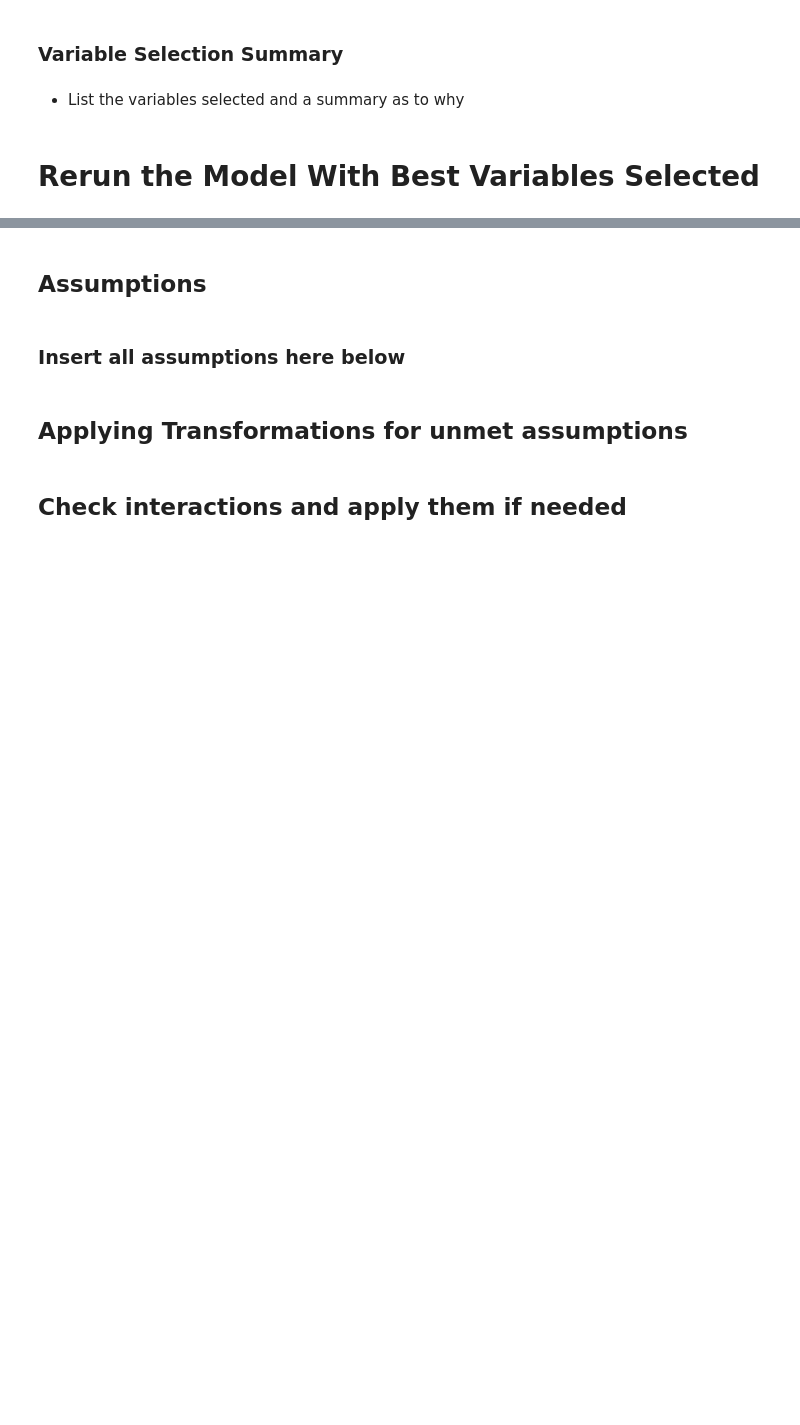
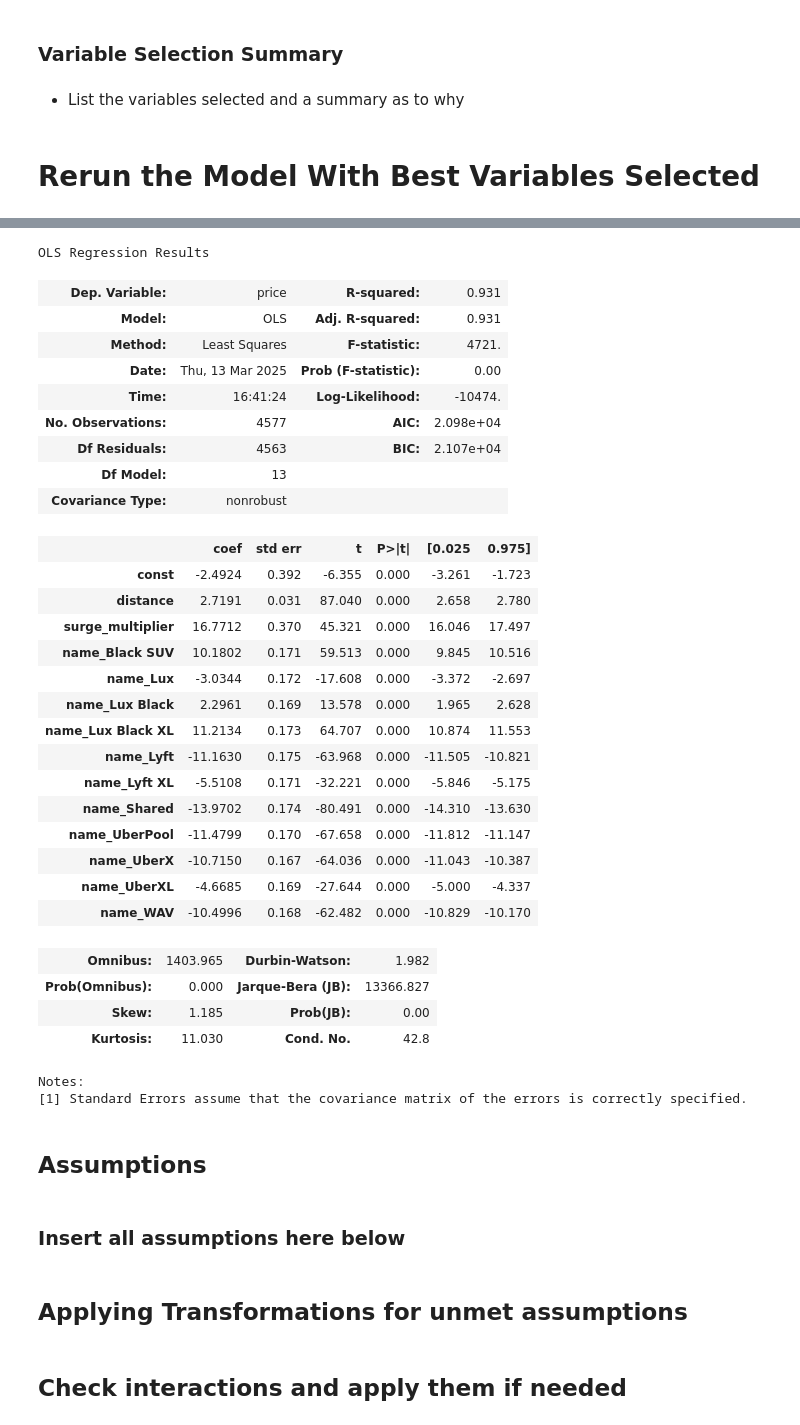
Before and after one commit to ksbuffaloe/Data-5600, a Jupyter notebook: 02_project/scripts/rideshare_projects.ipynb, the cells around one changed output, grey strips where cells are left out. Drawn from its saved outputs; the diff is of its cells as text; code cells hidden in the pictures; blank space fills up the shorter version.

```diff
--- a/02_project/scripts/rideshare_projects.ipynb
+++ b/02_project/scripts/rideshare_projects.ipynb
@@ -254,3 +254,7 @@ print(list(zip(en_1se.coef_, X)))
 # Rerun the Model With Best Variables Selected
 # %%
 #Create a new subset dataframe with the best vars chosen
+
+ride_trim = ride.copy()
+ride_trim = pd.get_dummies(ride_trim, drop_first= True, dtype= int)
+ride_trim = ride_trim.drop(columns = ['hour', 'apparentTemperature'])
@@ -259,3 +272,46 @@ print(list(zip(en_1se.coef_, X)))
+# %%
+#re-fit the model with the selected vars
+y = ride_trim['price']
+X = sm.add_constant(ride_trim.iloc[:, 1:14])
+mod = sm.OLS(y, X)
+res = mod.fit()
+
+ride_dummies['residuals'] = res.resid
+ride_dummies['fittedvalues'] = res.fittedvalues
+
+res.summary()
+# %% [output]
+OLS Regression Results
+| Dep. Variable: | price | R-squared: | 0.931 |
+| Model: | OLS | Adj. R-squared: | 0.931 |
+| Method: | Least Squares | F-statistic: | 4721. |
+| Date: | Thu, 13 Mar 2025 | Prob (F-statistic): | 0.00 |
+| Time: | 16:41:24 | Log-Likelihood: | -10474. |
+| No. Observations: | 4577 | AIC: | 2.098e+04 |
+| Df Residuals: | 4563 | BIC: | 2.107e+04 |
+| Df Model: | 13 |  |  |
+| Covariance Type: | nonrobust |  |  |
+|  | coef | std err | t | P>|t| | [0.025 | 0.975] |
+| const | -2.4924 | 0.392 | -6.355 | 0.000 | -3.261 | -1.723 |
+| distance | 2.7191 | 0.031 | 87.040 | 0.000 | 2.658 | 2.780 |
+| surge_multiplier | 16.7712 | 0.370 | 45.321 | 0.000 | 16.046 | 17.497 |
+| name_Black SUV | 10.1802 | 0.171 | 59.513 | 0.000 | 9.845 | 10.516 |
+| name_Lux | -3.0344 | 0.172 | -17.608 | 0.000 | -3.372 | -2.697 |
+| name_Lux Black | 2.2961 | 0.169 | 13.578 | 0.000 | 1.965 | 2.628 |
+| name_Lux Black XL | 11.2134 | 0.173 | 64.707 | 0.000 | 10.874 | 11.553 |
+| name_Lyft | -11.1630 | 0.175 | -63.968 | 0.000 | -11.505 | -10.821 |
+| name_Lyft XL | -5.5108 | 0.171 | -32.221 | 0.000 | -5.846 | -5.175 |
+| name_Shared | -13.9702 | 0.174 | -80.491 | 0.000 | -14.310 | -13.630 |
+| name_UberPool | -11.4799 | 0.170 | -67.658 | 0.000 | -11.812 | -11.147 |
+| name_UberX | -10.7150 | 0.167 | -64.036 | 0.000 | -11.043 | -10.387 |
+| name_UberXL | -4.6685 | 0.169 | -27.644 | 0.000 | -5.000 | -4.337 |
+| name_WAV | -10.4996 | 0.168 | -62.482 | 0.000 | -10.829 | -10.170 |
+| Omnibus: | 1403.965 | Durbin-Watson: | 1.982 |
+| Prob(Omnibus): | 0.000 | Jarque-Bera (JB): | 13366.827 |
+| Skew: | 1.185 | Prob(JB): | 0.00 |
+| Kurtosis: | 11.030 | Cond. No. | 42.8 |
+Notes:
+[1] Standard Errors assume that the covariance matrix of the errors is correctly specified.
 # %% [markdown]
 ## Assumptions
 # %% [markdown]
```
Also changed, not shown: parts of 12 cells of this notebook.
